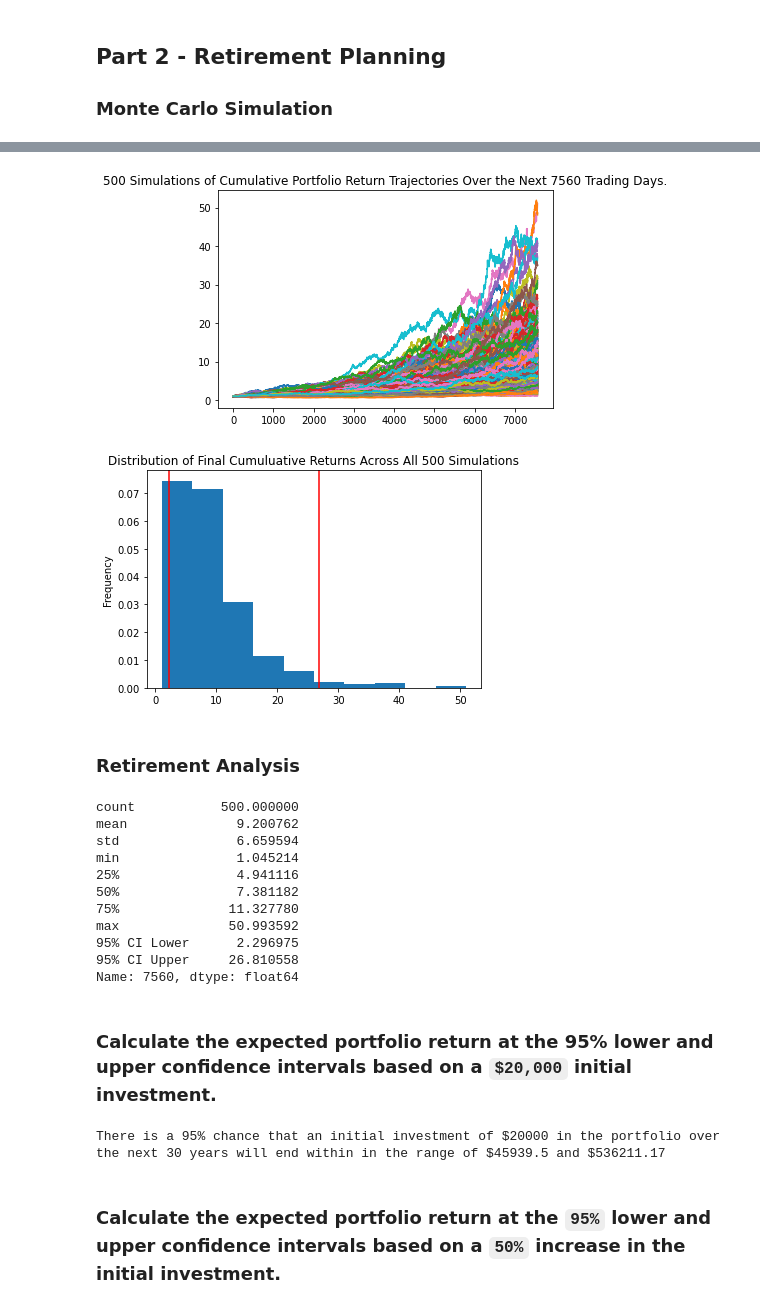
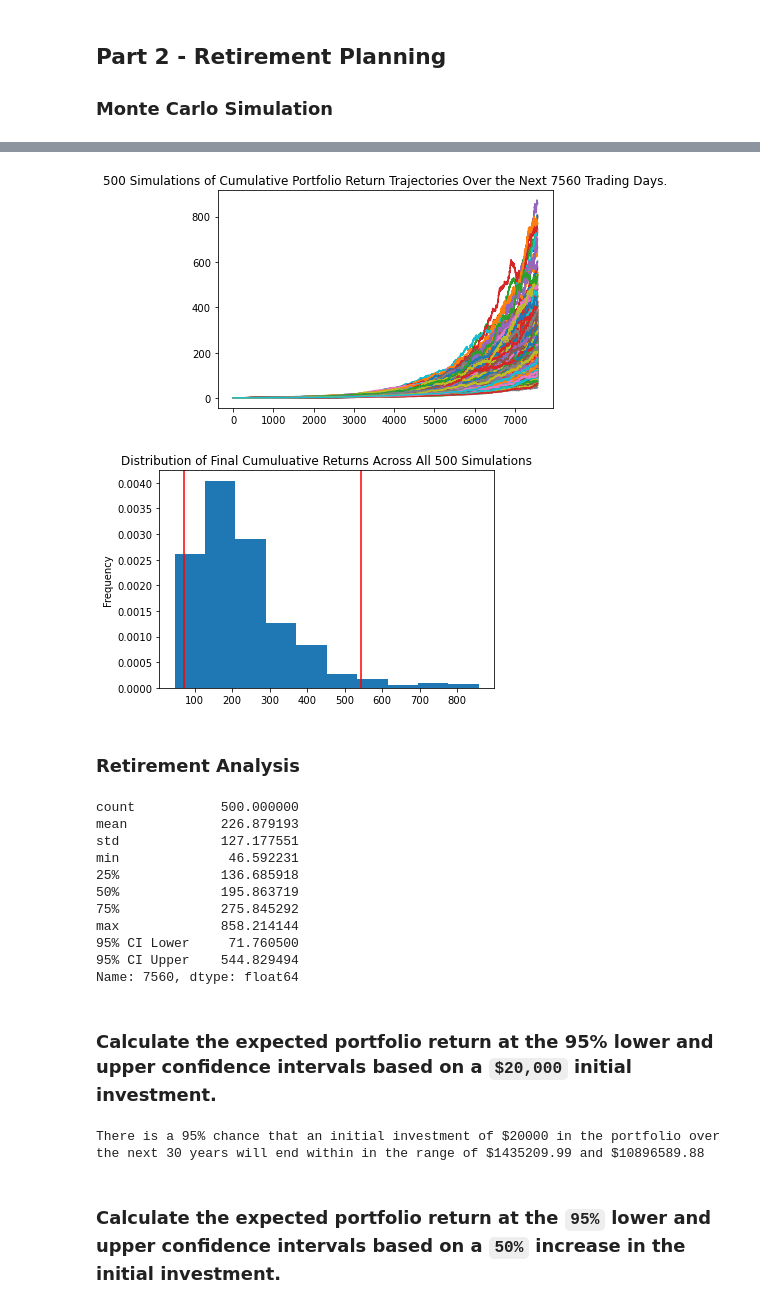
Before and after one commit to chrishandealmeida/unit-5-financial-planning, a Jupyter notebook: financial-planner.ipynb, the cells around one changed output, grey strips where cells are left out. Drawn from its saved outputs; the diff is of its cells as text; code cells hidden in the pictures.

```diff
--- a/financial-planner.ipynb
+++ b/financial-planner.ipynb
@@ -227,11 +233,16 @@ Congratulations! You have enough money in your emergency fund.
 # %%
 # Set start and end dates of five years back from today.
 # Sample results may vary from the solution based on the time frame chosen
-start_date = pd.Timestamp('2015-08-07', tz='America/New_York').isoformat()
-end_date = pd.Timestamp('2020-08-07', tz='America/New_York').isoformat()
+start_date = pd.Timestamp('2016-03-19', tz='America/New_York').isoformat()
+end_date = pd.Timestamp('2021-03-19', tz='America/New_York').isoformat()
 # %%
 # Get 5 years' worth of historical data for SPY and AGG
-# YOUR CODE HERE!
+df_stock_data = alpaca.get_barset(
+    tickers,
+    timeframe,
+    start = start_date,
+    end = end_date
+).df
 
 # Display sample data
 df_stock_data.head()
@@ -245,0 +258,8 @@ df_stock_data.head()
+# %%
+# Configuring a Monte Carlo simulation to forecast 30 years cumulative returns
+MC_thirtyyear = MCSimulation(
+    portfolio_data = df_stock_data,
+    weights = [.4,.6],
+    num_simulation = 500,
+    num_trading_days = 252*30
+)
@@ -294,32 +312,32 @@ Running Monte Carlo simulation number 490.
 # %%
 # Plot simulation outcomes
-# YOUR CODE HERE!
+line_plot = MC_thirtyyear.plot_simulation()
 # %% [output]
-[figure, old version]
+[figure, new version]
 # %%
 # Plot probability distribution and confidence intervals
-# YOUR CODE HERE!
+dist_plot = MC_thirtyyear.plot_distribution()
 # %% [output]
-[figure, old version]
+[figure, new version]
 # %% [markdown]
 ### Retirement Analysis
 # %%
 # Fetch summary statistics from the Monte Carlo simulation results
-# YOUR CODE HERE!
+tbl = MC_thirtyyear.summarize_cumulative_return()
 
 # Print summary statistics
-# YOUR CODE HERE!
+print(tbl)
 # %% [output]
 count           500.000000
-mean              9.200762
-std               6.659594
-min               1.045214
-25%               4.941116
-50%               7.381182
-75%              11.327780
-max              50.993592
-95% CI Lower      2.296975
-95% CI Upper     26.810558
+mean            226.879193
+std             127.177551
+min              46.592231
+25%             136.685918
+50%             195.863719
+75%             275.845292
+max             858.214144
+95% CI Lower     71.760500
+95% CI Upper    544.829494
 Name: 7560, dtype: float64
 # %% [markdown]
 ### Calculate the expected portfolio return at the 95% lower and upper confidence intervals based on a `$20,000` initial investment.
@@ -328,14 +346,15 @@ Name: 7560, dtype: float64
 initial_investment = 20000
 
 # Use the lower and upper `95%` confidence intervals to calculate the range of the possible outcomes of our $20,000
-# YOUR CODE HERE!
+ci_lower = round(tbl[8]*initial_investment,2)
+ci_upper = round(tbl[9]*initial_investment,2)
 
 # Print results
 print(f"There is a 95% chance that an initial investment of ${initial_investment} in the portfolio"
       f" over the next 30 years will end within in the range of"
       f" ${ci_lower} and ${ci_upper}")
 # %% [output]
-There is a 95% chance that an initial investment of $20000 in the portfolio over the next 30 years will end within in the range of $45939.5 and $536211.17
+There is a 95% chance that an initial investment of $20000 in the portfolio over the next 30 years will end within in the range of $1435209.99 and $10896589.88
 # %% [markdown]
 ### Calculate the expected portfolio return at the `95%` lower and upper confidence intervals based on a `50%` increase in the initial investment.
 # %%
```
Also changed, not shown: parts of 9 cells of this notebook.
